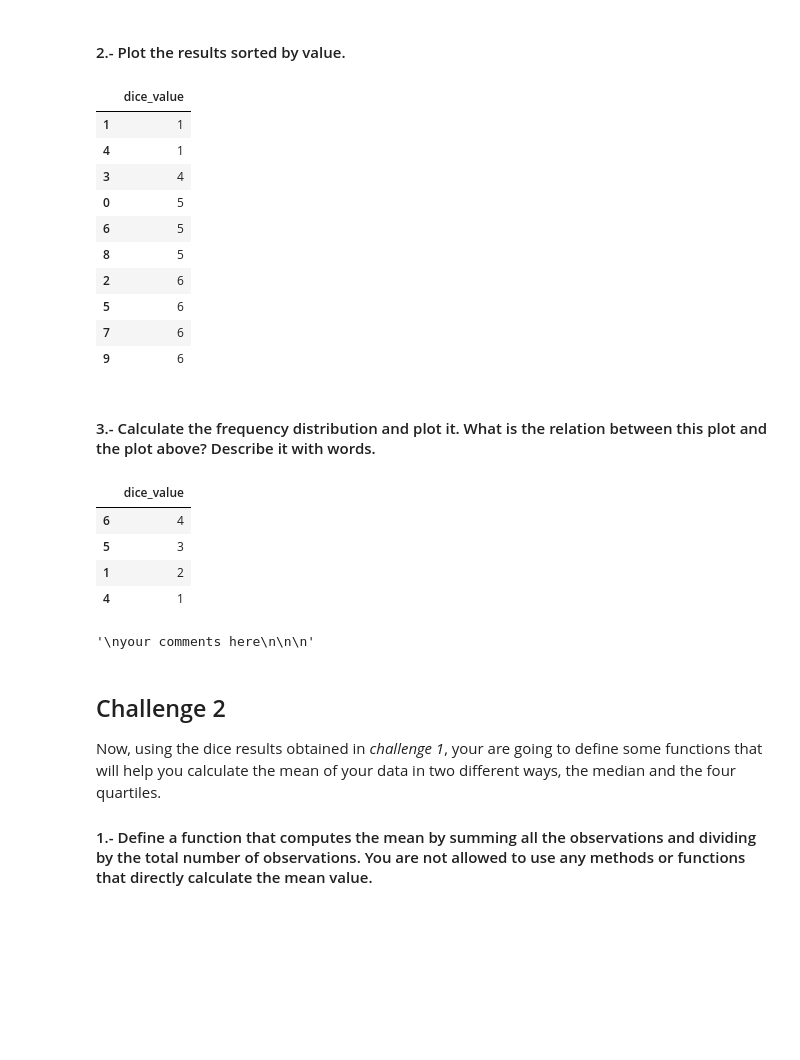
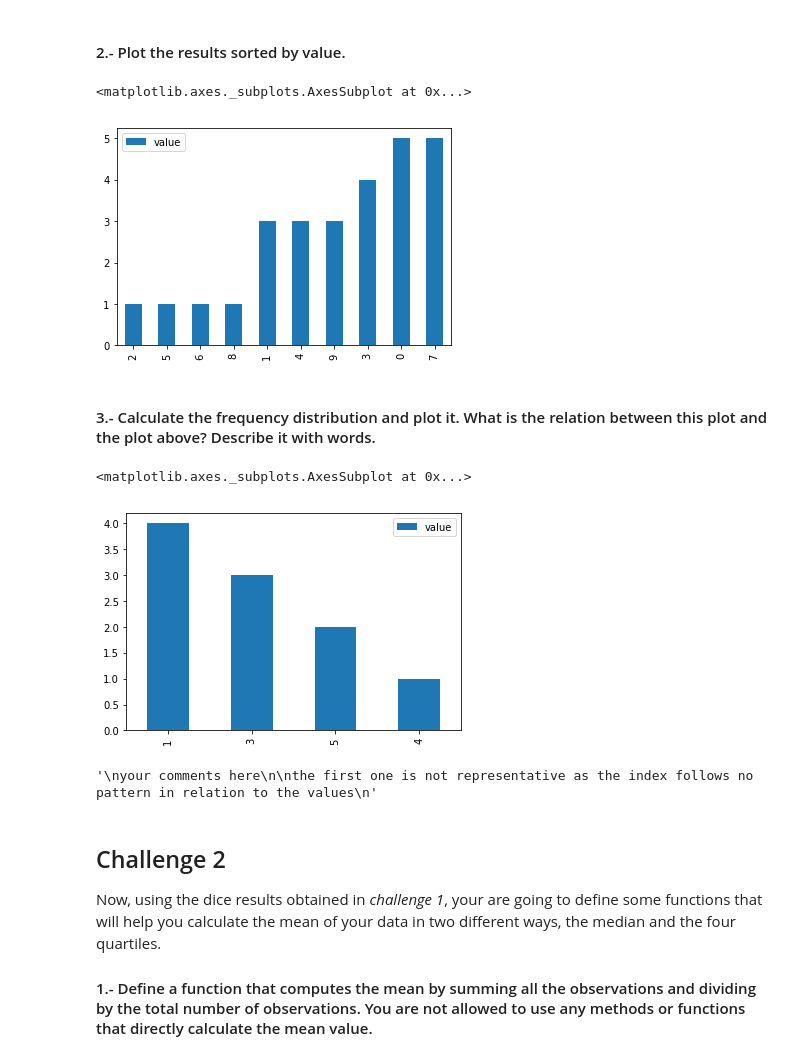
Before and after one commit to ta-data-bcn/descriptive-stats, a Jupyter notebook: your-code/main.ipynb, the cells around one changed output. Cells and saved outputs as stored; diff of their text form; code cells hidden in the pictures; blank space fills up the shorter version.

Commit message:
plots and comments done

```diff
--- a/your-code/main.ipynb
+++ b/your-code/main.ipynb
@@ -13,48 +15,36 @@ import numpy as np
 **Hint**: you can use the *choices* function from module *random* to help you with the simulation.
 # %%
 # your code here
-def roll_dice():
+def roll_dice(n):
     lst = []
-    for i in range(10):
+    for i in range(n):
         lst.append(rand.choice(range(1,7)))
-    return pd.DataFrame(lst, columns=['dice_value'])
+    return pd.DataFrame(lst, columns=['value'])
 # %% [markdown]
 #### 2.- Plot the results sorted by value.
 # %%
 # your code here
-df = roll_dice()
-df.sort_values(by='dice_value')
+df = roll_dice(10)
+df.sort_values(by='value').plot(kind='bar')
 # %% [output]
-|  | dice_value |
-| 1 | 1 |
-| 4 | 1 |
-| 3 | 4 |
-| 0 | 5 |
-| 6 | 5 |
-| 8 | 5 |
-| 2 | 6 |
-| 5 | 6 |
-| 7 | 6 |
-| 9 | 6 |
+<matplotlib.axes._subplots.AxesSubplot at 0x...>
+[figure, added]
 # %% [markdown]
 #### 3.- Calculate the frequency distribution and plot it. What is the relation between this plot and the plot above? Describe it with words.
 # %%
 # your code here
-pd.DataFrame(df['dice_value'].value_counts())
+pd.DataFrame(df['value'].value_counts()).plot(kind='bar')
 # %% [output]
-|  | dice_value |
-| 6 | 4 |
-| 5 | 3 |
-| 1 | 2 |
-| 4 | 1 |
+<matplotlib.axes._subplots.AxesSubplot at 0x...>
+[figure, added]
-# %%
-"""
-your comments here
-
-
-"""
-# %% [output]
-'\nyour comments here\n\n\n'
+# %%
+"""
+your comments here
+
+the first one is not representative as the index follows no pattern in relation to the values
+"""
+# %% [output]
+'\nyour comments here\n\nthe first one is not representative as the index follows no pattern in relation to the values\n'
 # %% [markdown]
 ## Challenge 2
 Now, using the dice results obtained in *challenge 1*, your are going to define some functions that will help you calculate the mean of your data in two different ways, the median and the four quartiles.
```
Also changed, not shown: parts of 41 cells of this notebook.
